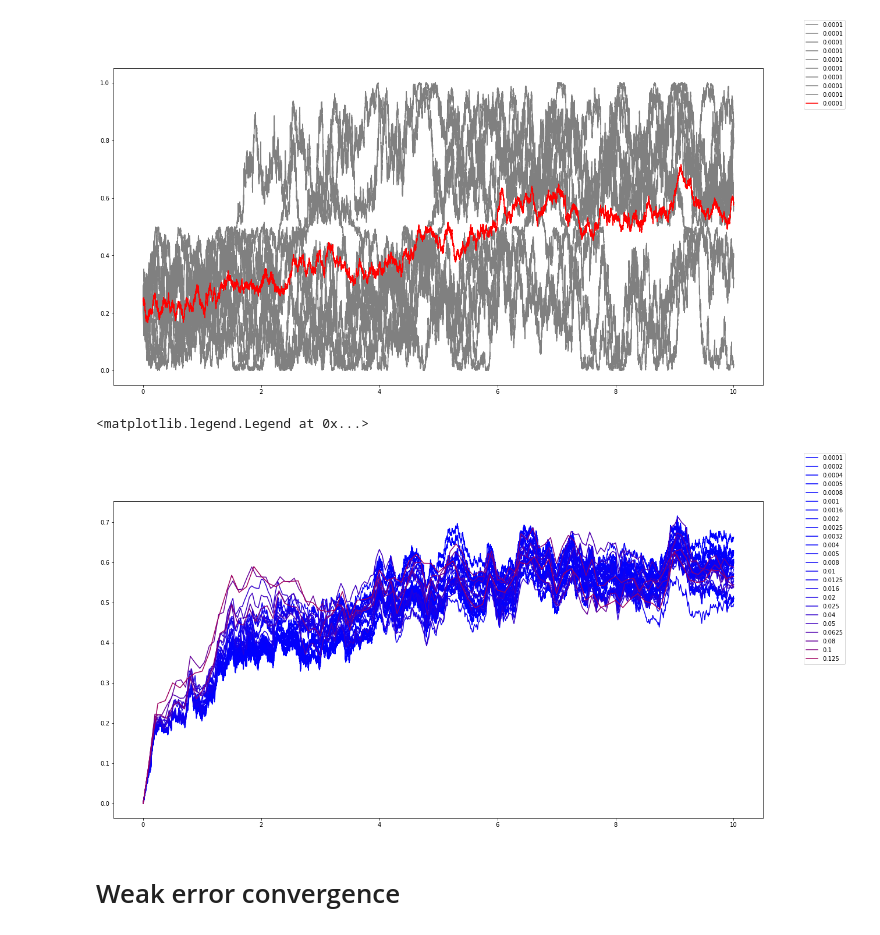
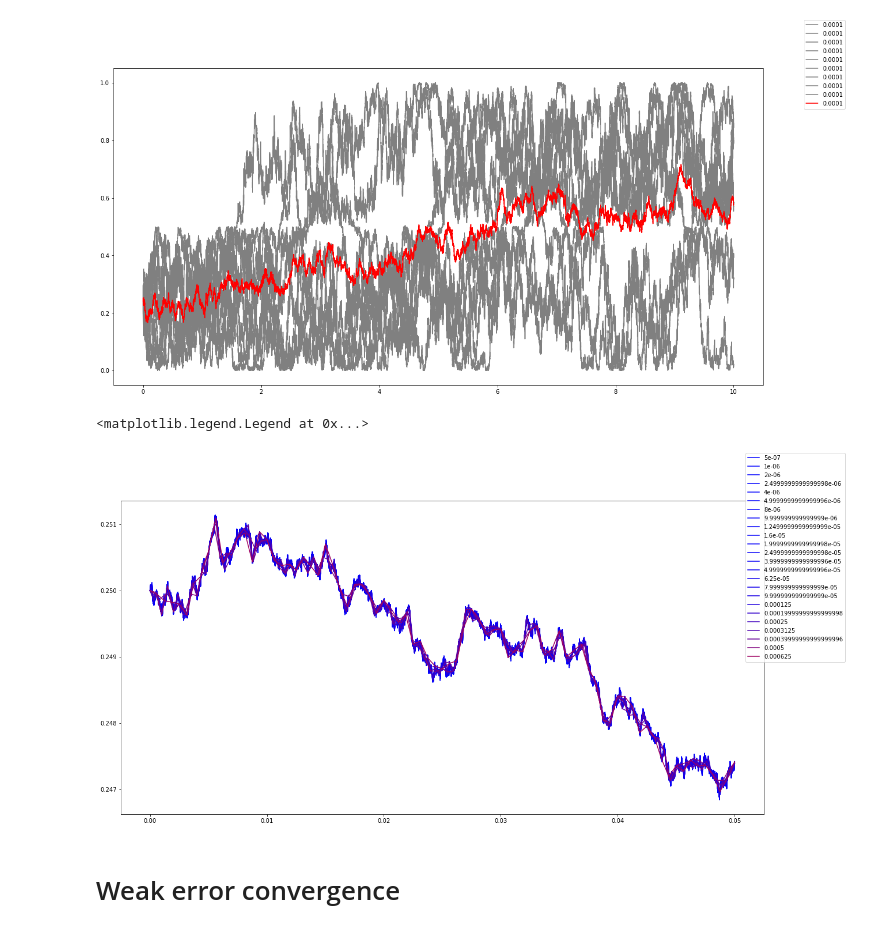
Before and after one commit to SClerckx/VTISF, a Jupyter notebook: weakConvergenceSimulatonEuler.ipynb, the cells around one changed output. Cells and saved outputs as stored; diff of their text form; code cells hidden in the pictures.

```diff
--- a/weakConvergenceSimulatonEuler.ipynb
+++ b/weakConvergenceSimulatonEuler.ipynb
@@ -347,8 +347,8 @@ fig_mean.legend(loc = "upper right")
 [figure]
 # %%
 localBaseSteps = 100000
-localTend = 10
-localNRealizations = 20
+localTend = 0.05
+localNRealizations = 2500
 # %%
 import pickle
 
@@ -392,35 +392,35 @@ for nth in tqdm(nths):
             realizationData['baseWs'],
             realizationData['baseDws'],
             realizationData['baseDt']
         )
 
-        particle = Particle(0)
+        particle = Particle(0.25)
         zs = particle.simulate(ts, dws, dt)
         zss.append(np.array(zs))
 
         #ax1.plot(ts,zs, label = dt, color = (1-(maxnth-nth)/maxnth, 0, 1-nth/maxnth))
 
         #if nth == 1:
            #ax3.plot(ts,zs, label = dt, color = "grey")
 
     zssMean = np.mean(np.array(zss), axis = 0)
     ax2.plot(ts, zssMean, label = dt, color = (1-(maxnth-nth)/maxnth, 0, 1-nth/maxnth))
     #if nth == 1:
     #    ax3.plot(ts,zssMean, label = dt, color = "red")
 
     pseudoParticle = Particle(0)
     pseudoParticle.zs = zssMean
     pseudoParticle.ts = ts
     pseudoParticle.dt = dt
     pseudoParticles.append(pseudoParticle)
     resolutions.append(dt)
 
 #fig_single.legend(loc = "upper right")
 #fig_all.legend(loc = "upper right")
 fig_mean.legend(loc = "upper right")
 # %% [output]
 <matplotlib.legend.Legend at 0x...>
-[figure, old version]
+[figure, new version]
 # %% [markdown]
 # Weak error convergence
 # %%
```
Also changed, not shown: parts of 3 cells of this notebook, 1 other file.
